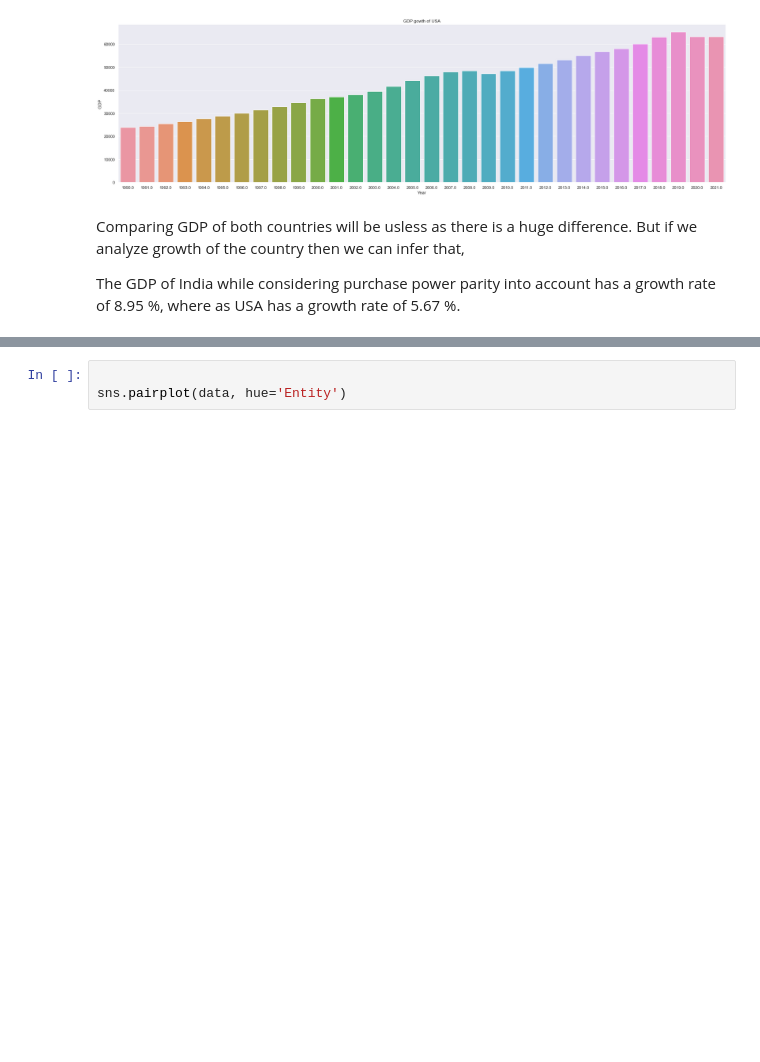
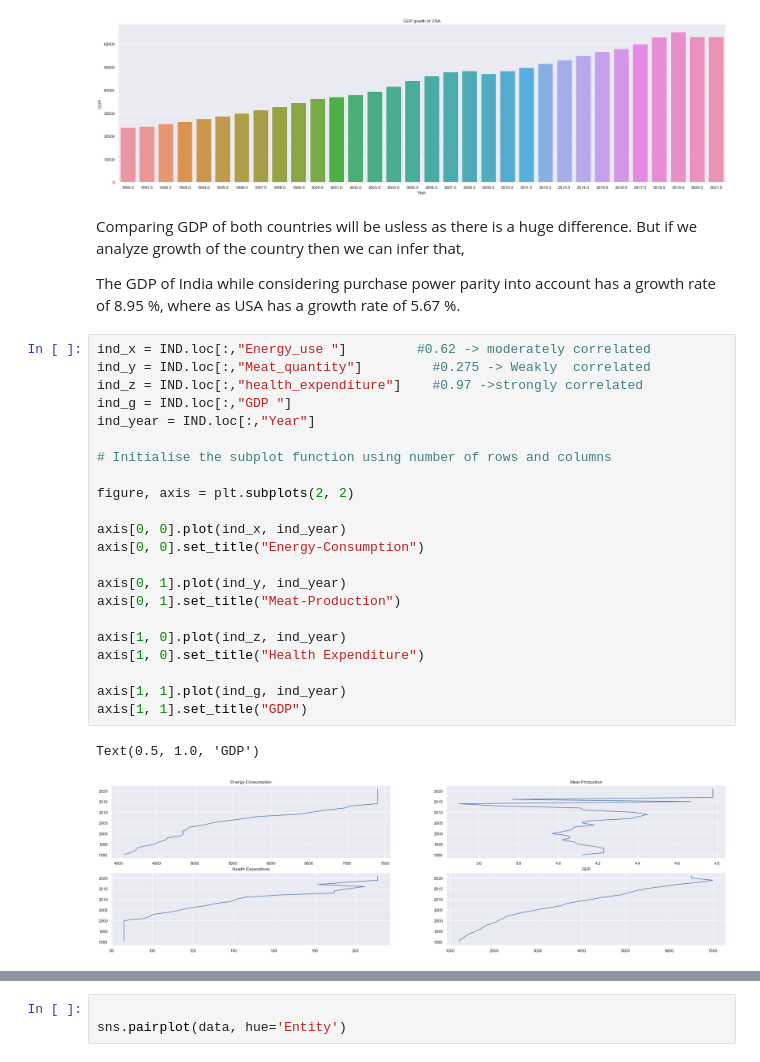
Before and after one commit to NeerajG03/Economic-Growth-Versus-Factors-expenditure-consumption-and-production, a Jupyter notebook: Set1.ipynb, the cells around one changed output, grey strips where cells are left out. Saved outputs shown, nothing was run; the diff lists cells and outputs as text; blank space fills up the shorter version.

Commit message:
graph

```diff
--- a/Set1.ipynb
+++ b/Set1.ipynb
@@ -152,3 +145,28 @@ Comparing GDP of both countries will be usless as there is a huge difference.
 But if we analyze growth of the country then we can infer that,
 
 The GDP of India while considering purchase power parity into account has a growth rate of 8.95 %, where as USA has a growth rate of 5.67 %.
+# %%
+ind_x = IND.loc[:,"Energy_use "]         #0.62 -> moderately correlated
+ind_y = IND.loc[:,"Meat_quantity"]         #0.275 -> Weakly  correlated
+ind_z = IND.loc[:,"health_expenditure"]    #0.97 ->strongly correlated
+ind_g = IND.loc[:,"GDP "]
+ind_year = IND.loc[:,"Year"]
+
+# Initialise the subplot function using number of rows and columns
+
+figure, axis = plt.subplots(2, 2)
+
+axis[0, 0].plot(ind_x, ind_year)
+axis[0, 0].set_title("Energy-Consumption")
+
+axis[0, 1].plot(ind_y, ind_year)
+axis[0, 1].set_title("Meat-Production")
+
+axis[1, 0].plot(ind_z, ind_year)
+axis[1, 0].set_title("Health Expenditure")
+
+axis[1, 1].plot(ind_g, ind_year)
+axis[1, 1].set_title("GDP")
+# %% [output]
+Text(0.5, 1.0, 'GDP')
+[figure, added]
```
Also changed, not shown: parts of 5 cells of this notebook.
